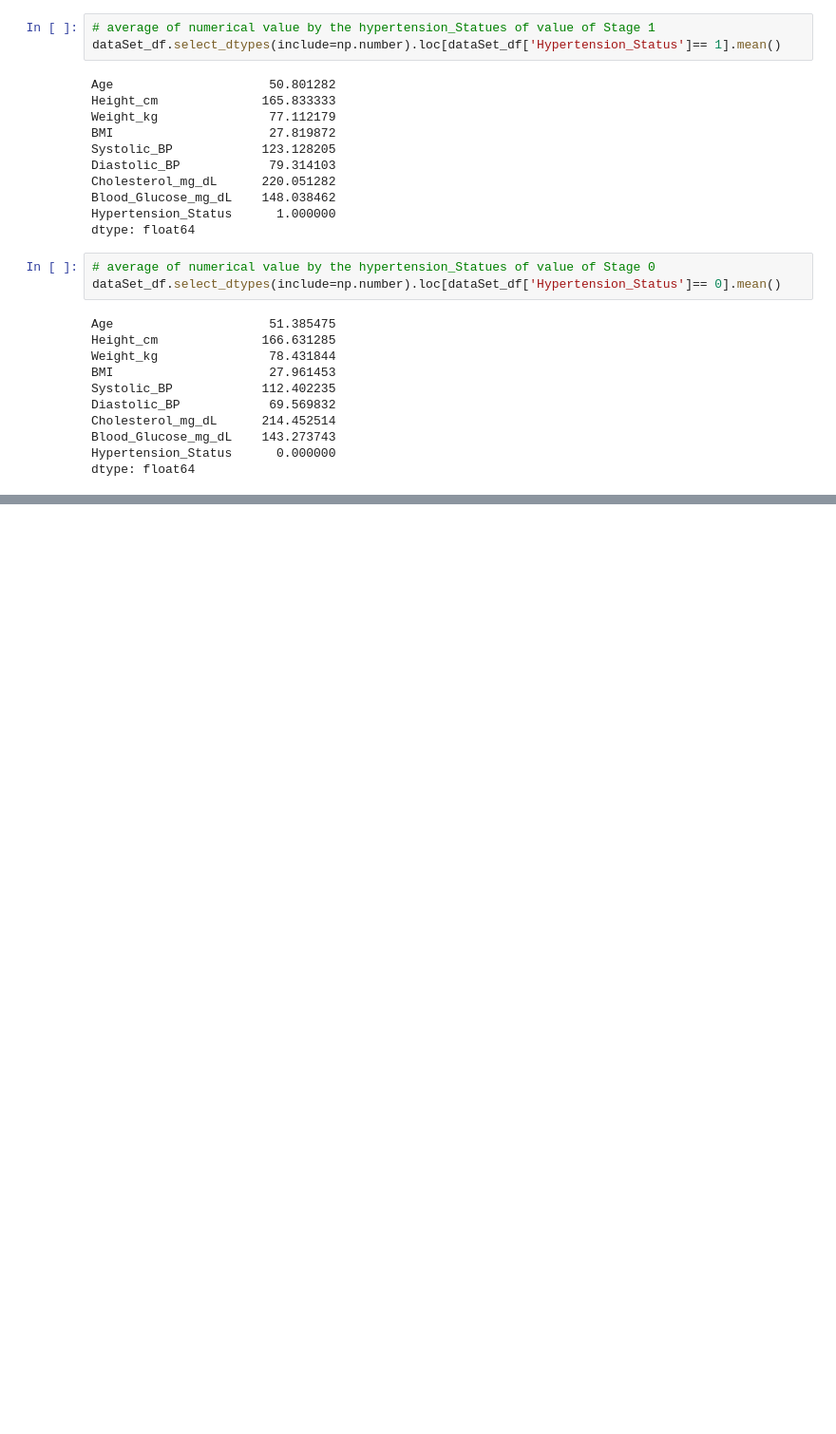
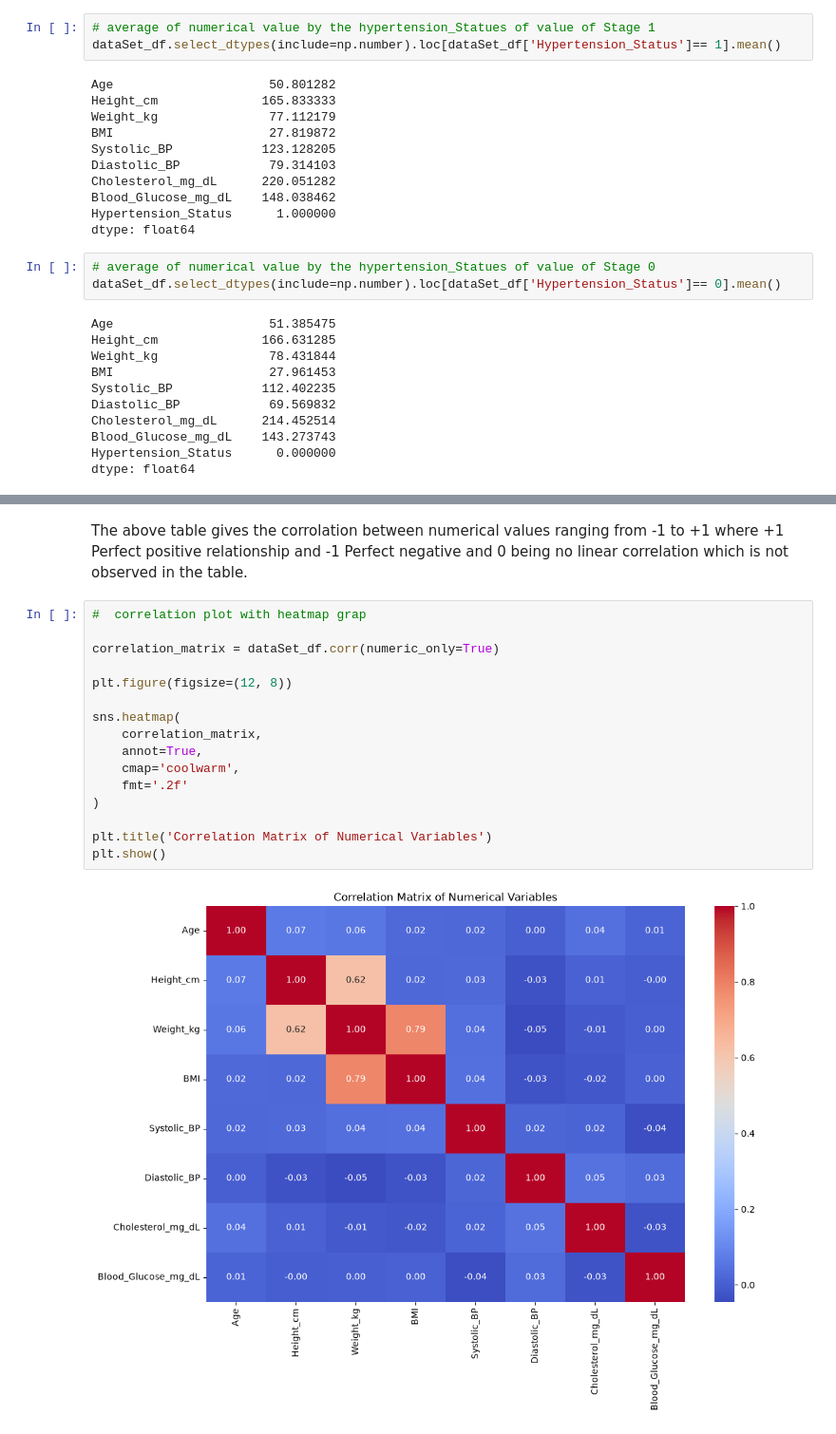
Before and after one commit to Bobbylee007/hypertension_DA_project, a Jupyter notebook: hypertention.ipynb, the cells around one changed output, grey strips where cells are left out. Shown at 95% size. Saved outputs shown, nothing was run; the diff lists cells and outputs as text; blank space fills up the shorter version.

```diff
--- a/hypertention.ipynb
+++ b/hypertention.ipynb
@@ -416,0 +397,20 @@ plt.show()
+# %% [markdown]
+The above table gives the corrolation between numerical values ranging from -1 to +1 where +1 Perfect positive relationship and -1 Perfect negative and 0 being no linear correlation which is not observed in the table.
+# %%
+#  correlation plot with heatmap grap
+
+correlation_matrix = dataSet_df.corr(numeric_only=True)
+
+plt.figure(figsize=(12, 8))
+
+sns.heatmap(
+    correlation_matrix,
+    annot=True,
+    cmap='coolwarm',
+    fmt='.2f'
+)
+
+plt.title('Correlation Matrix of Numerical Variables')
+plt.show()
+# %% [output]
+[figure, added]
```
Also changed, not shown: parts of 30 cells of this notebook, 2 other files.
